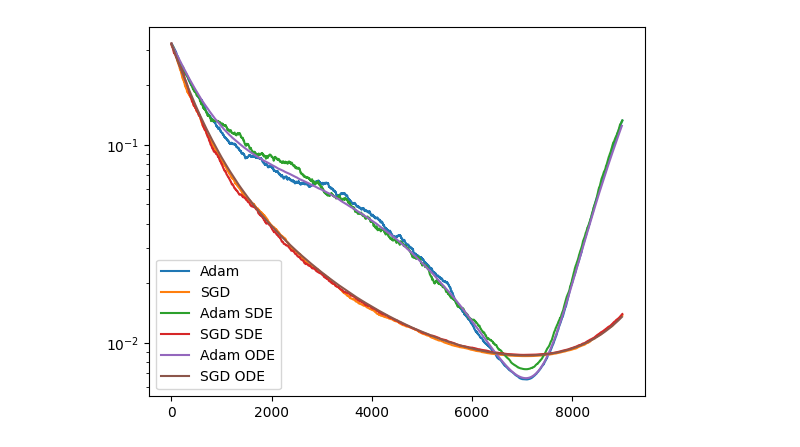
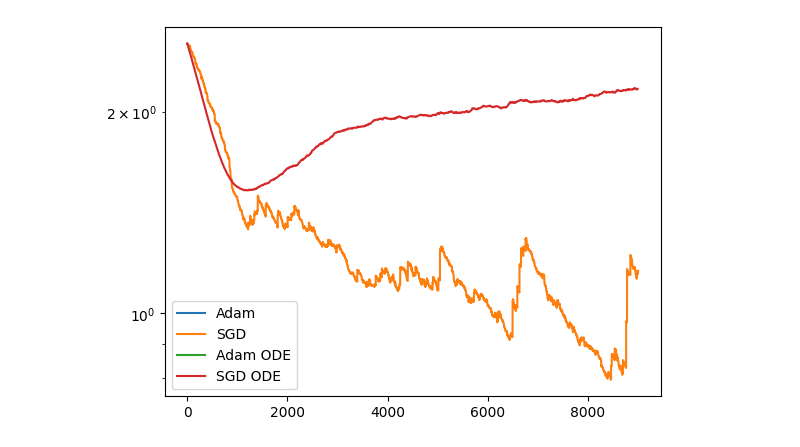
Before and after one commit to nmarzz/adam, a Jupyter notebook: demo.ipynb, the cells around one changed output. Saved outputs shown, nothing was run; the diff lists cells and outputs as text; code cells hidden in the pictures.

```diff
--- a/demo.ipynb
+++ b/demo.ipynb
@@ -10,22 +10,20 @@ import matplotlib.pyplot as plt
 
 # Setup the problem and parameters
 
-problem_type = 'linreg' # or 'logreg'
+problem_type = 'real_phaseret' # from  'logreg' or 'linreg' or 'lip_phaseret' or 'real_phaseret'
 
 d = 1000 # dimension
 beta1 = 0
-beta2 = 0.7
+beta2 = 0.8
 T = 9 # time to run SDE for
 
-# lr = 0.7 # SDE learning rate
-# lrk = lr / d # Optimzer learning rate
+lr = 0.1 # SDE learning rate
+lrk = lr / d # Optimzer learning rate
 
+# lr = lambda x: jnp.cos(2 * x / T) # SDE learning rate
+# lrk = lambda x: jnp.cos(2 * x / T / d) / d # Optimizer learning rate
 
-lr = lambda x: jnp.cos(2 * x / T) # SDE learning rate
-lrk = lambda x: jnp.cos(2 * x / T / d) /d # SDE learning rate
-
-
-cov = jnp.linspace(0.01, 1.5, d) # initialize with diagonal covariance
+cov = jnp.linspace(0.0, 1.5, d) # initialize with diagonal covariance
 
 params0 = jnp.linspace(2,0.1,d)
 optimal_params = jnp.linspace(0.1,2,d)
@@ -34,37 +32,37 @@ optimal_params /= norm(optimal_params)
 
 
 # Run the optimizers
 adam = Adam(problem_type)
 sgd = SGD(problem_type)
 
 _, adam_risks = adam.run(params0, cov, T, lrk, optimal_params, beta1 = beta1, beta2 = beta2)
 _, sgd_risks = sgd.run(params0, cov, T, lrk, optimal_params)
 
 # Run the SDE equivalents
 sgd_sde = SgdSDE(problem_type)
-params, sgd_sde_risks, times_s = sgd_sde.run(params0, optimal_params, cov, T, lr)
+adam_sde = AdamSDE(problem_type)
 
-adam_sde = AdamSDE(problem_type)
-params, adam_sde_risks, times_s = adam_sde.run(params0, optimal_params, cov, T, lr, beta1 = beta1, beta2 = beta2)
+# params, sgd_sde_risks, times_s = sgd_sde.run(params0, optimal_params, cov, T, lr)
+# params, adam_sde_risks, times_s = adam_sde.run(params0, optimal_params, cov, T, lr, beta1 = beta1, beta2 = beta2)
 
 # Run the ODE equivalents
 adam_ode = AdamODE(problem_type)
 sgd_ode = SgdODE(problem_type)
 
 sgd_risk, time, B = sgd_ode.run(params0, optimal_params, cov, T, lr, dt = 0.01)
-adam_risk, time, B = adam_ode.run(params0, optimal_params, cov, T, lr, dt = 0.01, beta1 = beta1, beta2 = beta2)
+adam_risk, time, B = adam_ode.run(params0, optimal_params, cov, T, lr, dt = 0.01, beta1 = beta1, beta2 = beta2, eps = 0.001)
 
 plt.yscale('log')
 plt.plot(adam_risks, label = 'Adam')
 plt.plot(sgd_risks, label = 'SGD')
 
-plt.plot(times_s * d, adam_sde_risks, label = 'Adam SDE')
-plt.plot(times_s * d, sgd_sde_risks, label = 'SGD SDE')
+# plt.plot(times_s * d, adam_sde_risks, label = 'Adam SDE')
+# plt.plot(times_s * d, sgd_sde_risks, label = 'SGD SDE')
 
 plt.plot(time * d, adam_risk, label = 'Adam ODE')
 plt.plot(time * d, sgd_risk, label = 'SGD ODE')
 
 plt.legend()
 plt.show()
 # %% [output]
-[figure, old version]
+[figure, new version]
```
Also changed, not shown: parts of 4 cells of this notebook, 4 other files.
